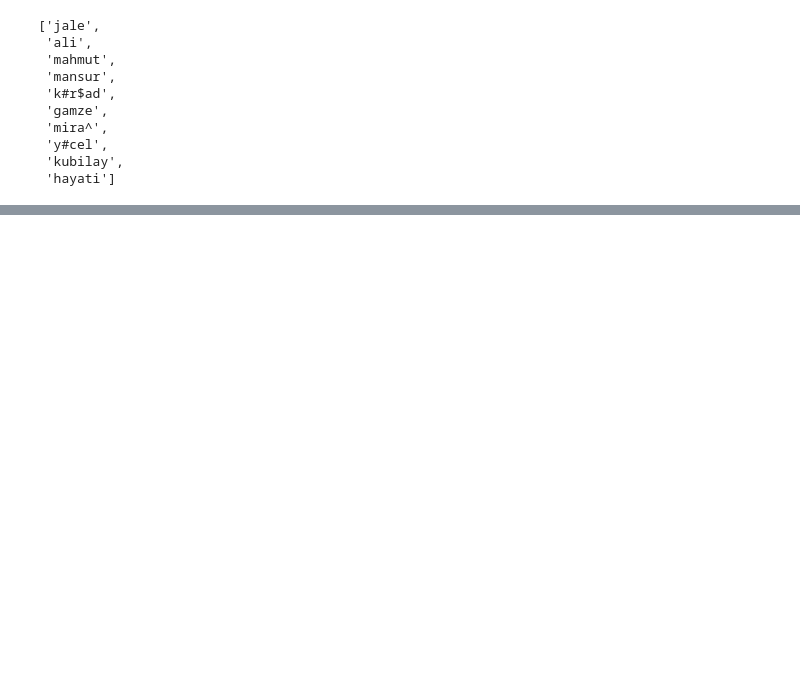
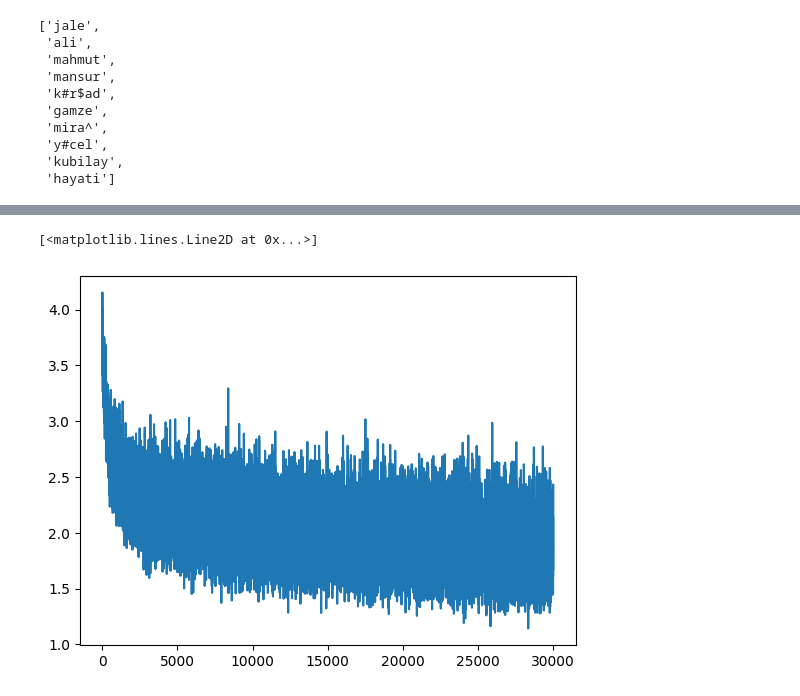
Before and after one commit to atacolak/markov-to-transformers, a Jupyter notebook: notebooks/turkish_name_generator.ipynb, the cells around one changed output, grey strips where cells are left out. Saved outputs shown, nothing was run; the diff lists cells and outputs as text; code cells hidden in the pictures; blank space fills up the shorter version.

Commit message:
Custom Linear, Tanh, BatchNorm1d classes from scratch, and Turkish name generator.

```diff
--- a/notebooks/turkish_name_generator.ipynb
+++ b/notebooks/turkish_name_generator.ipynb
@@ -140,0 +184,37 @@ assert abs(avg_len - actual) < 1e-6, '\nSize mismatch.\nWhat did you break?'
+# %%
+batch_size = 32
+losses = []
+for i in range(30000):
+
+  ib = torch.randint(0, emb.shape[0], (batch_size,)) # indices of the elements in the batch
+  #emb = C.view
+  Xb = C[Xtr[ib]].view(batch_size, -1)
+  Yb = Ytr[ib] # initialize batches
+
+# forward pass
+  for layer in layers:
+    Xb = layer(Xb)
+# backward pass
+  loss = F.cross_entropy(Xb, Yb)
+  loss.backward()
+  losses.append(loss.item())
+# update
+  for p in parameters:
+    if i < 25000:
+        p.data += -0.01 * p.grad
+    else:
+        p.data += -0.001 * p.grad
+
+  for p in parameters:
+    p.grad = None
+  if i%10000 == 0:
+    print(f"step {i}\ntrain loss: {loss:.5f}")
+    X = C[Xval].view(Xval.shape[0], -1)
+    Y = Yval # initialize batches
+    # forward pass
+    for layer in layers:
+        X = layer(X)
+    val_loss = F.cross_entropy(X, Y)
+    print(f"valid loss: {val_loss:.5f}")
+
+print(f"avg train loss: {sum(losses) / len(losses)}")
@@ -140,0 +249,7 @@ assert abs(avg_len - actual) < 1e-6, '\nSize mismatch.\nWhat did you break?'
+# %%
+import matplotlib.pyplot as plt
+
+plt.plot(losses)
+# %% [output]
+[<matplotlib.lines.Line2D at 0x...>]
+[figure, added]
```
Also changed, not shown: parts of 10 cells of this notebook.
